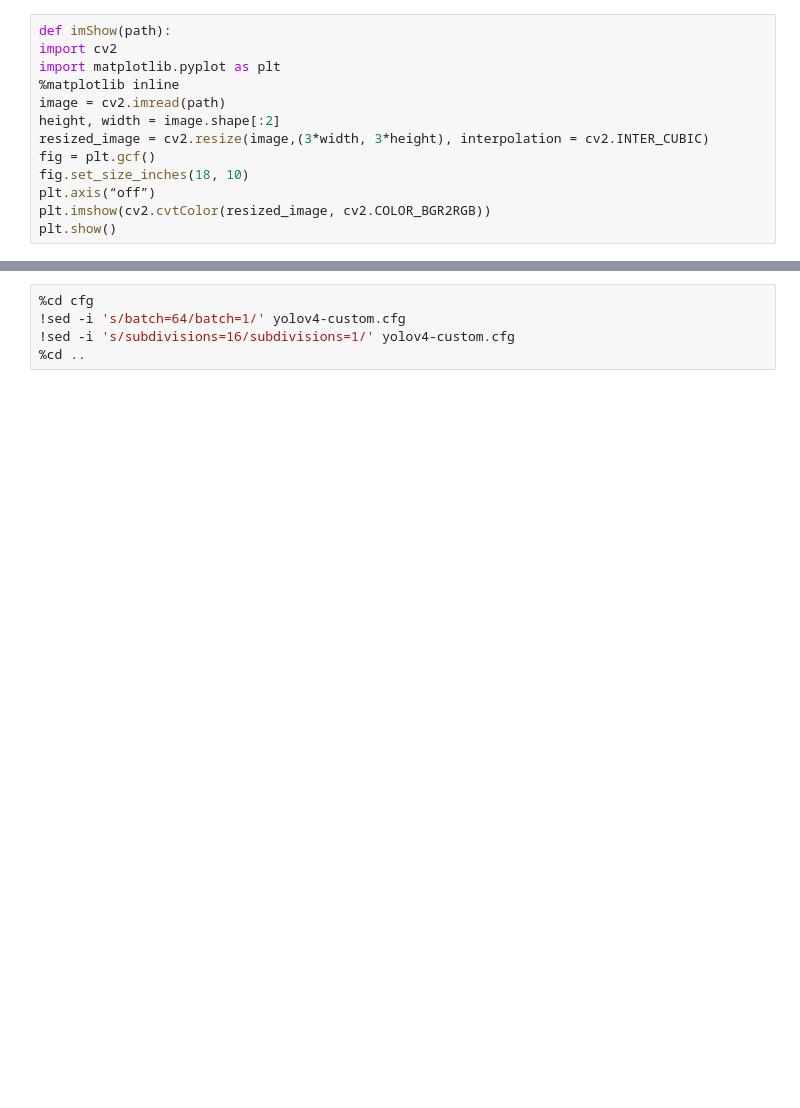
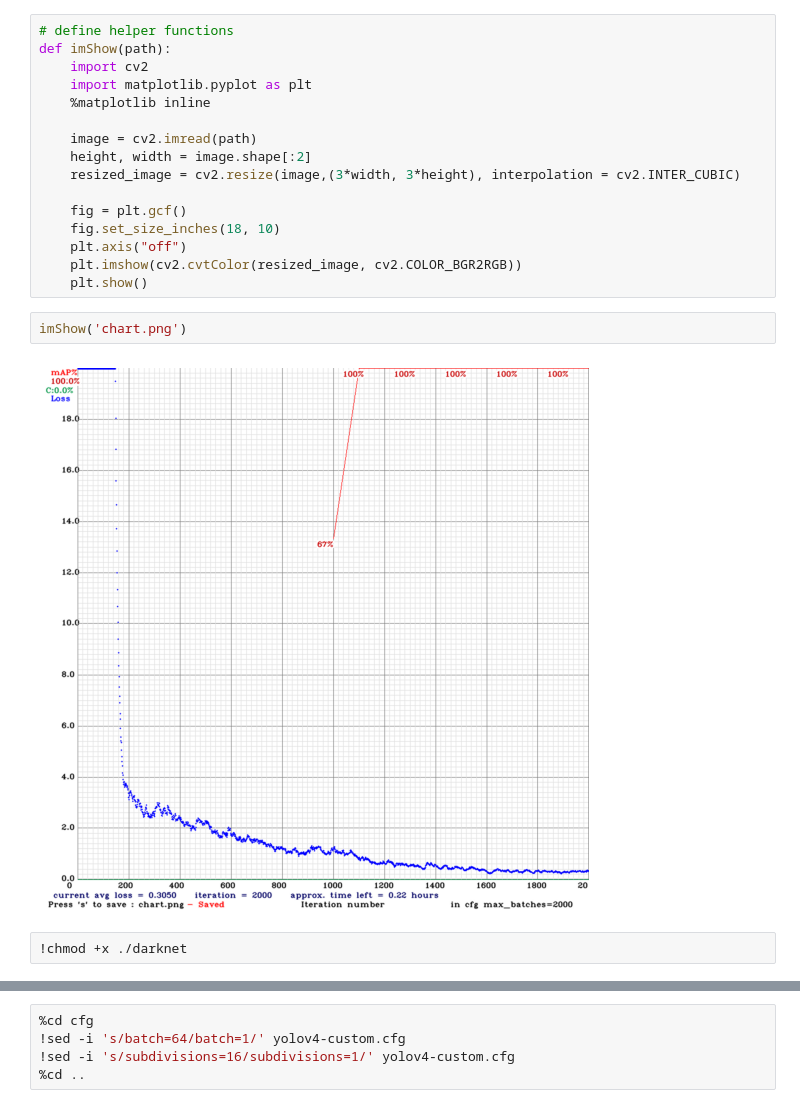
Before and after one commit to sanmghj/darknet-YOLOV4-_UseColab, a Jupyter notebook: darknet(yolov4).ipynb, the cells around one changed output, grey strips where cells are left out. Saved outputs shown, nothing was run; the diff lists cells and outputs as text; blank space fills up the shorter version.

```diff
--- a/darknet(yolov4).ipynb
+++ b/darknet(yolov4).ipynb
@@ -125,15 +51,24 @@ v3 (iou loss, Normalizer: (iou: 0.07, obj: 1.00, cls: 1.00) Region 1
 # %%
+# define helper functions
 def imShow(path):
-import cv2
-import matplotlib.pyplot as plt
-%matplotlib inline
-image = cv2.imread(path)
-height, width = image.shape[:2]
-resized_image = cv2.resize(image,(3*width, 3*height), interpolation = cv2.INTER_CUBIC)
-fig = plt.gcf()
-fig.set_size_inches(18, 10)
-plt.axis(“off”)
-plt.imshow(cv2.cvtColor(resized_image, cv2.COLOR_BGR2RGB))
-plt.show()
+	import cv2
+	import matplotlib.pyplot as plt
+	%matplotlib inline
+
+	image = cv2.imread(path)
+	height, width = image.shape[:2]
+	resized_image = cv2.resize(image,(3*width, 3*height), interpolation = cv2.INTER_CUBIC)
+
+	fig = plt.gcf()
+	fig.set_size_inches(18, 10)
+	plt.axis("off")
+	plt.imshow(cv2.cvtColor(resized_image, cv2.COLOR_BGR2RGB))
+	plt.show()
+# %%
+imShow('chart.png')
+# %% [output]
+[figure, added]
+# %%
+!chmod +x ./darknet
 # %%
 # yolov4-custom_xxxx부분은 ex.)yolov4-custom_1000.weights, yolov4-custom_2000.weights파일들 중 골라서 쓰면된다.
```
Also changed, not shown: parts of 16 cells of this notebook.
